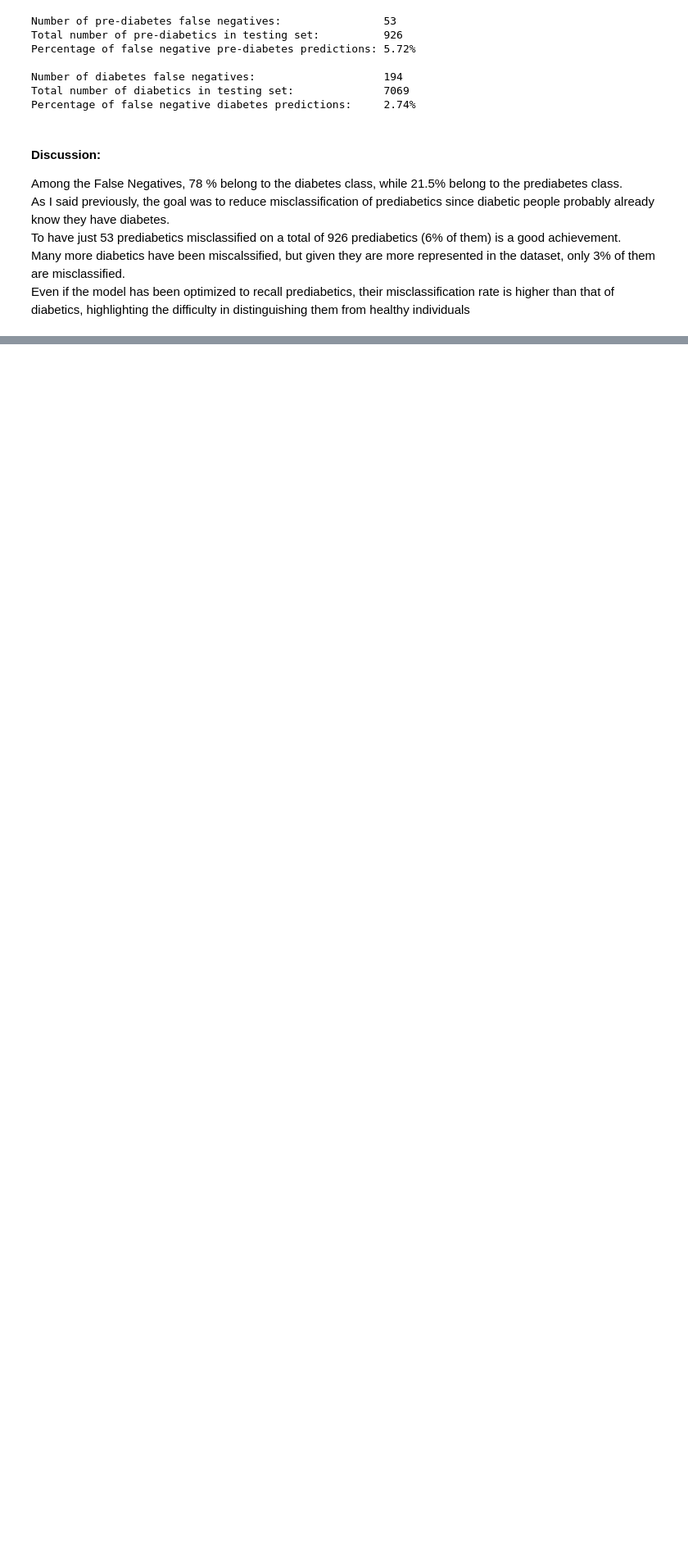
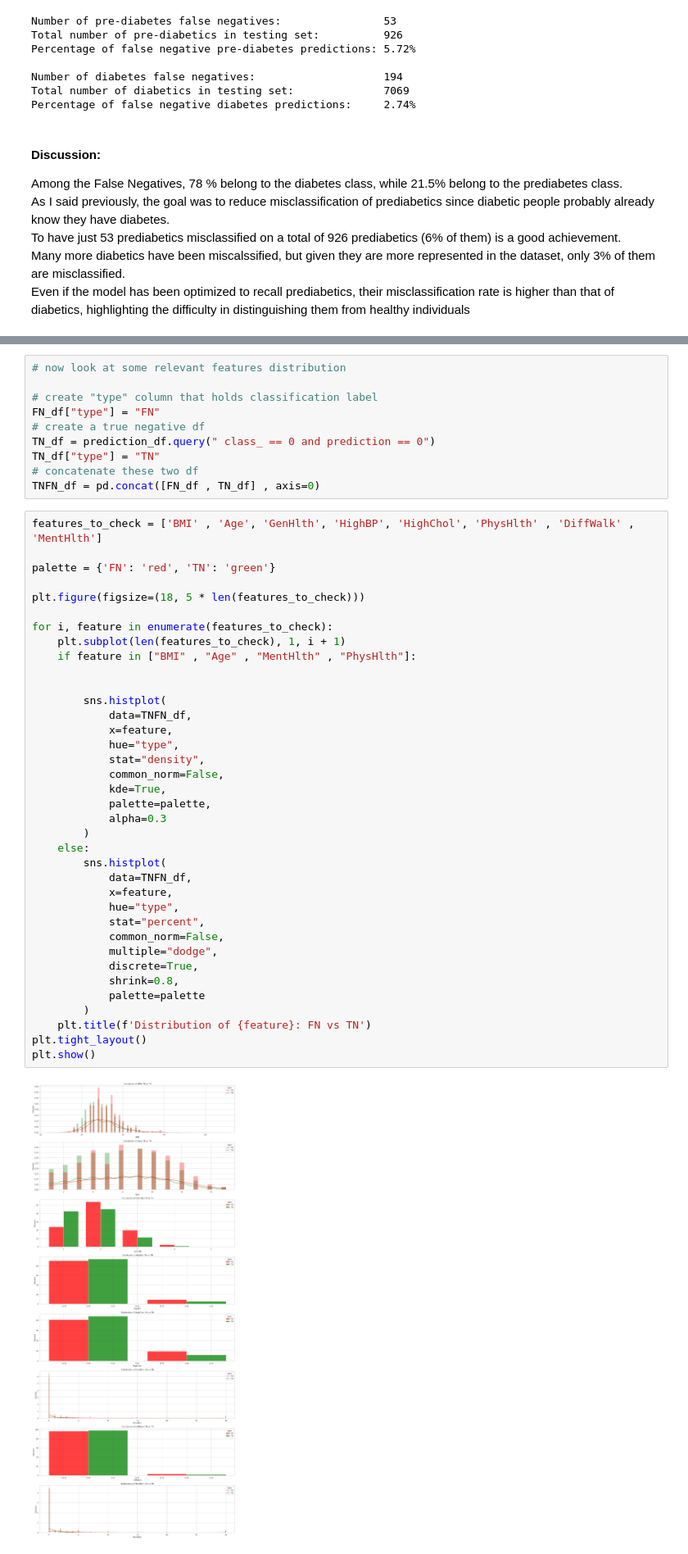
Before and after one commit to Mcentenaro/Diabetes_Risk_ML, a Jupyter notebook: final_prediction_and_plots.ipynb, the cells around one changed output, grey strips where cells are left out. Shown: that part at 82% size. Drawn from its saved outputs; the diff is of its cells as text; blank space fills up the shorter version.

Commit message:
false negative analysis begin

```diff
--- a/final_prediction_and_plots.ipynb
+++ b/final_prediction_and_plots.ipynb
@@ -180,0 +177,49 @@ Even if the model has been optimized to recall prediabetics, their misclassifica
+# %%
+# now look at some relevant features distribution
+
+# create "type" column that holds classification label
+FN_df["type"] = "FN"
+# create a true negative df
+TN_df = prediction_df.query(" class_ == 0 and prediction == 0")
+TN_df["type"] = "TN"
+# concatenate these two df
+TNFN_df = pd.concat([FN_df , TN_df] , axis=0)
+# %%
+features_to_check = ['BMI' , 'Age', 'GenHlth', 'HighBP', 'HighChol', 'PhysHlth' , 'DiffWalk' , 'MentHlth']
+
+palette = {'FN': 'red', 'TN': 'green'}
+
+plt.figure(figsize=(18, 5 * len(features_to_check)))
+
+for i, feature in enumerate(features_to_check):
+    plt.subplot(len(features_to_check), 1, i + 1)
+    if feature in ["BMI" , "Age" , "MentHlth" , "PhysHlth"]:
+
+
+        sns.histplot(
+            data=TNFN_df,
+            x=feature,
+            hue="type",
+            stat="density",
+            common_norm=False,
+            kde=True,
+            palette=palette,
+            alpha=0.3
+        )
+    else:
+        sns.histplot(
+            data=TNFN_df,
+            x=feature,
+            hue="type",
+            stat="percent",
+            common_norm=False,
+            multiple="dodge",
+            discrete=True,
+            shrink=0.8,
+            palette=palette
+        )
+    plt.title(f'Distribution of {feature}: FN vs TN')
+plt.tight_layout()
+plt.show()
+# %% [output]
+[figure, added]
```
Also changed, not shown: parts of 2 cells of this notebook.
